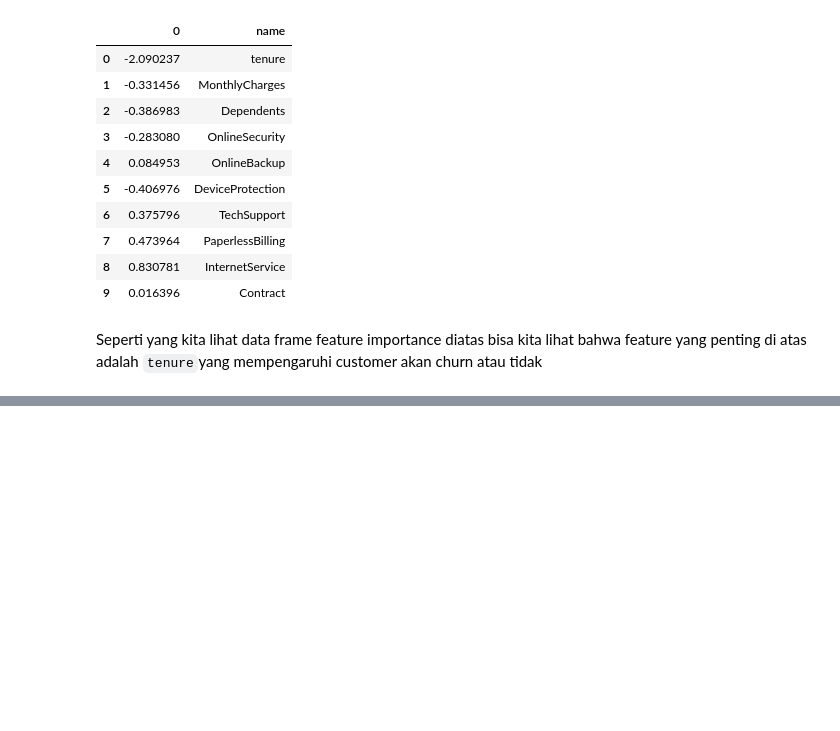
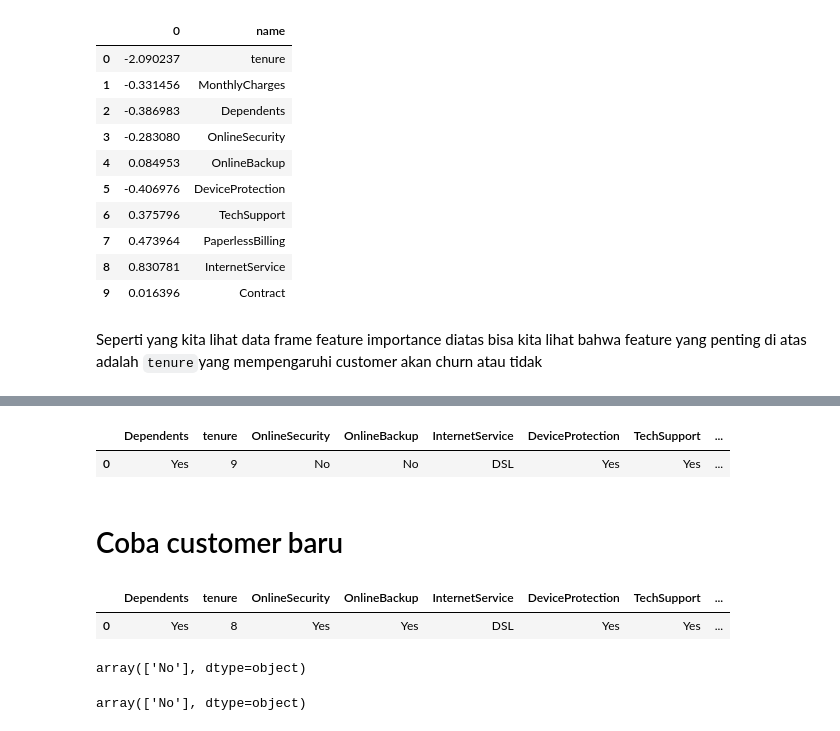
Before and after one commit to Dinyo39/Capstone-module-3, a Jupyter notebook: Capstone 3 module Aldrino.ipynb, the cells around one changed output, grey strips where cells are left out. Saved outputs shown, nothing was run; the diff lists cells and outputs as text; code cells hidden in the pictures; blank space fills up the shorter version.

```diff
--- a/Capstone 3 module Aldrino.ipynb
+++ b/Capstone 3 module Aldrino.ipynb
@@ -996,0 +1115,7 @@ Menganalisa data-data yang model yang masih salah tebak (False Negative dan Fals
+# %%
+X.iloc[[0], :]
+# %% [output]
+|  | Dependents | tenure | OnlineSecurity | OnlineBackup | InternetService | DeviceProtection | TechSupport | ... |
+| 0 | Yes | 9 | No | No | DSL | Yes | Yes | ... |
+# %% [markdown]
+# Coba customer baru
@@ -996,0 +1135,15 @@ Menganalisa data-data yang model yang masih salah tebak (False Negative dan Fals
+# %%
+new_cust
+# %% [output]
+|  | Dependents | tenure | OnlineSecurity | OnlineBackup | InternetService | DeviceProtection | TechSupport | ... |
+| 0 | Yes | 8 | Yes | Yes | DSL | Yes | Yes | ... |
+# %%
+# predict pakai pickle
+model_loaded.predict(new_cust)
+# %% [output]
+array(['No'], dtype=object)
+# %%
+# predict pakai joblib
+model_loaded_joblib.predict(new_cust)
+# %% [output]
+array(['No'], dtype=object)
```
Also changed, not shown: parts of 25 cells of this notebook.
